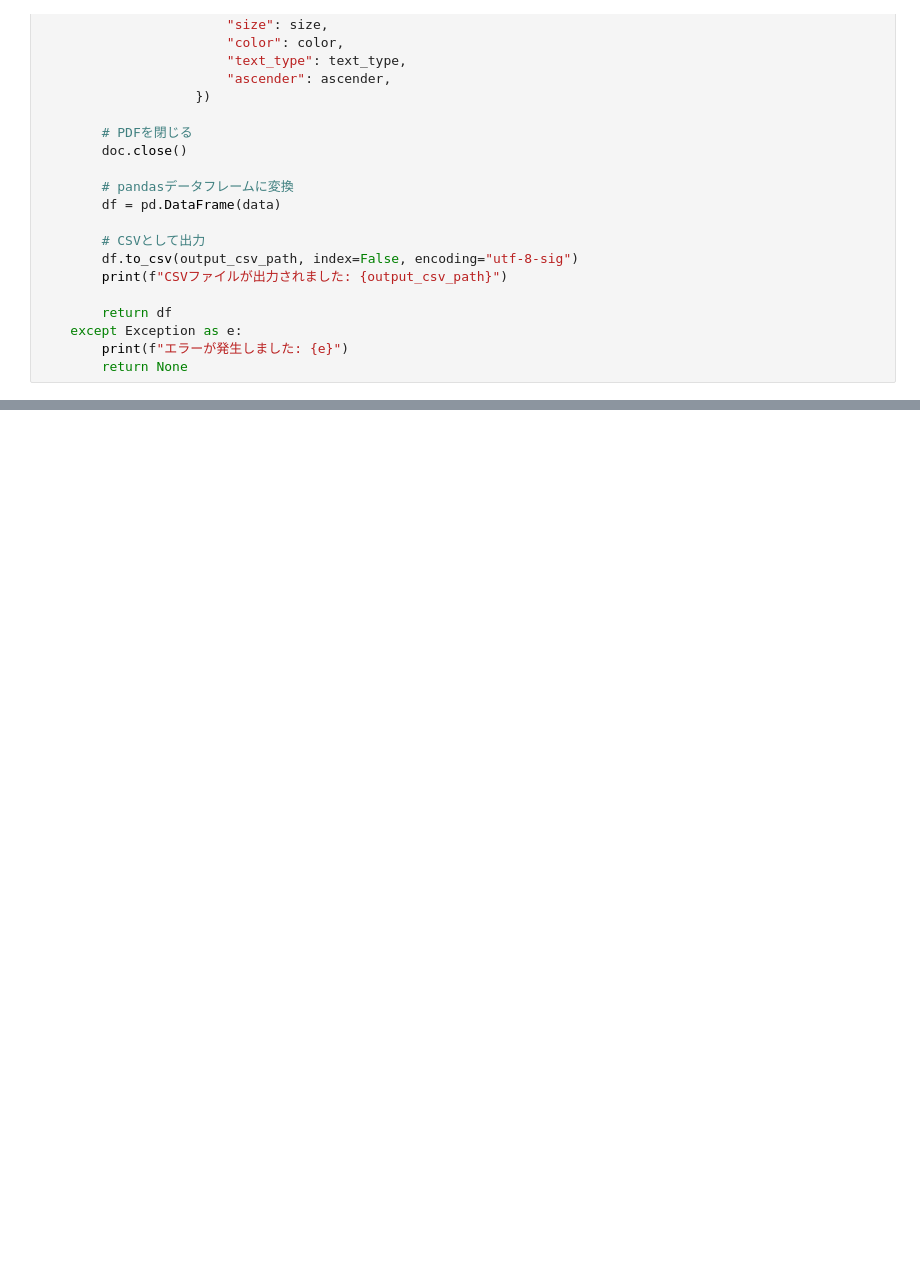
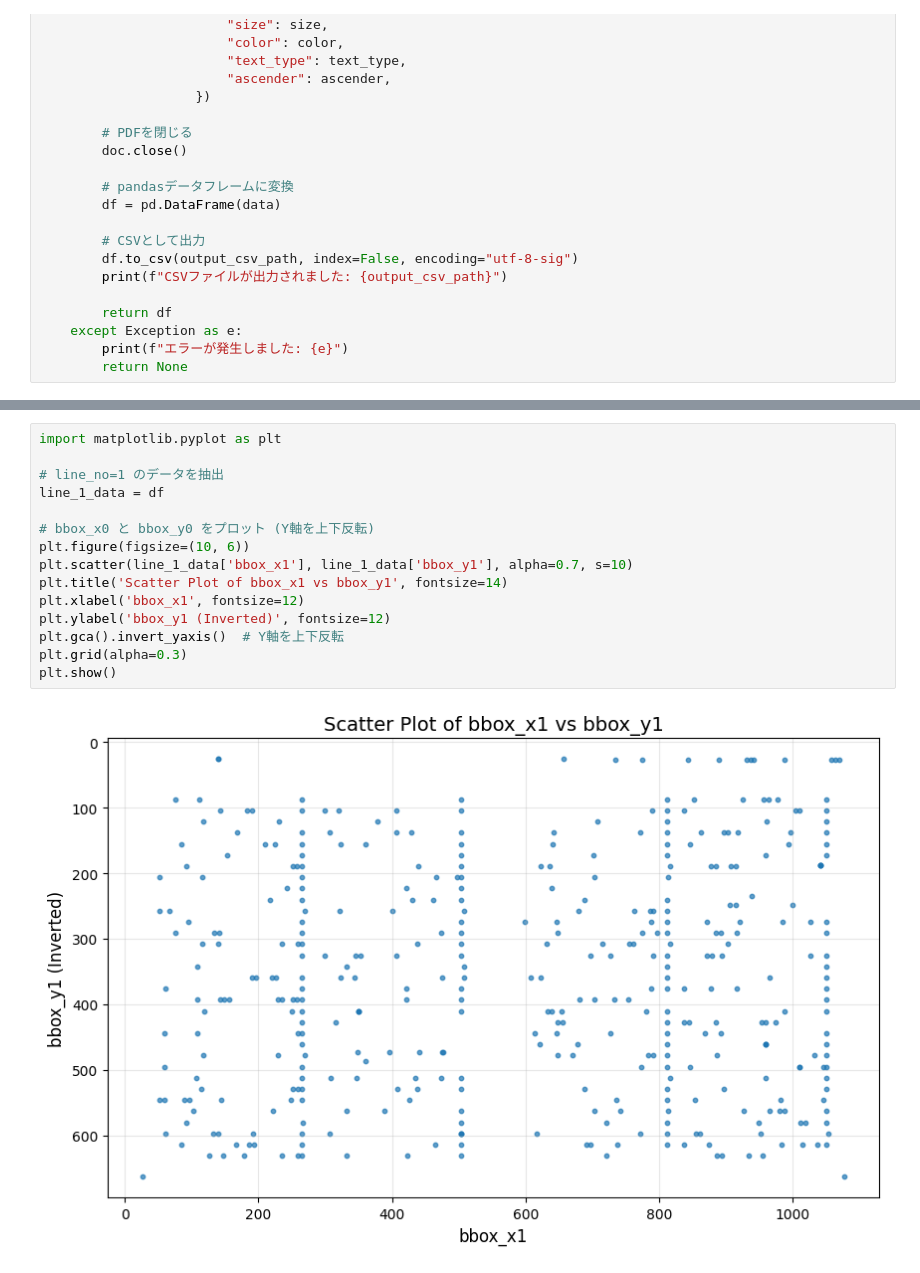
Before and after one commit to Jegog/paneer-dosa, a Jupyter notebook: Extract_Pdf_Attrib.ipynb, the cells around one changed output, grey strips where cells are left out. Saved outputs shown, nothing was run; the diff lists cells and outputs as text; blank space fills up the shorter version.

```diff
--- a/Extract_Pdf_Attrib.ipynb
+++ b/Extract_Pdf_Attrib.ipynb
@@ -165,0 +164,17 @@ plt.show()
+# %%
+import matplotlib.pyplot as plt
+
+# line_no=1 のデータを抽出
+line_1_data = df
+
+# bbox_x0 と bbox_y0 をプロット (Y軸を上下反転)
+plt.figure(figsize=(10, 6))
+plt.scatter(line_1_data['bbox_x1'], line_1_data['bbox_y1'], alpha=0.7, s=10)
+plt.title('Scatter Plot of bbox_x1 vs bbox_y1', fontsize=14)
+plt.xlabel('bbox_x1', fontsize=12)
+plt.ylabel('bbox_y1 (Inverted)', fontsize=12)
+plt.gca().invert_yaxis()  # Y軸を上下反転
+plt.grid(alpha=0.3)
+plt.show()
+# %% [output]
+[figure, added]
```
Also changed, not shown: parts of 9 cells of this notebook, 2 other files.
